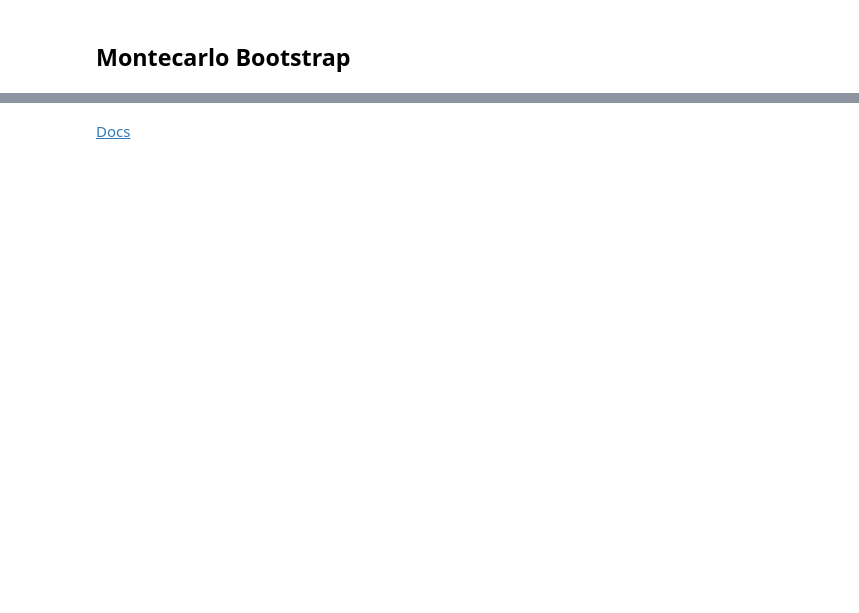
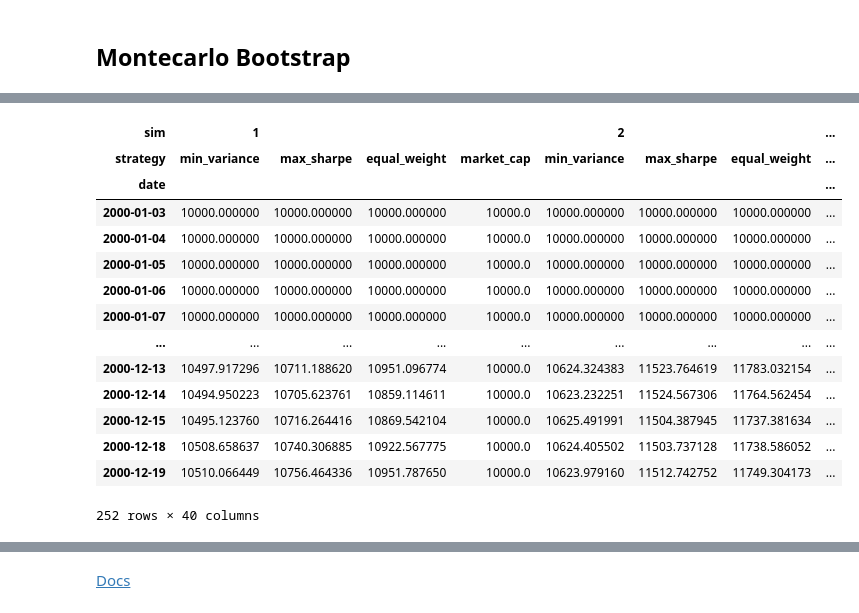
Before and after one commit to giacomomaggiore/leverage-ib-api, a Jupyter notebook: main.ipynb, the cells around one changed output, grey strips where cells are left out. Drawn from its saved outputs; the diff is of its cells as text; code cells hidden in the pictures; blank space fills up the shorter version.

```diff
--- a/main.ipynb
+++ b/main.ipynb
@@ -135,0 +151,40 @@ V_boot.tail()
+# %%
+from pathlib import Path
+from helpers.montecarlo import simulate_and_backtest_portfolios, save_simulations_parquet
+
+# use a local writable path
+out_path = Path("output/mc_values.parquet")
+
+df = simulate_and_backtest_portfolios(
+    tickers=selected_tickers,
+    n_days=252,
+    n_sims=10,
+    lookback_years=3,
+    block_size=10,
+    seed=1,
+    method="bootstrap",
+)
+save_simulations_parquet(df, str(out_path), engine="fastparquet")
+
+# round-trip check is in the next cell
+# %%
+save_simulations_parquet(df, str(out_path), engine="pyarrow")
+df_loaded = pd.read_parquet(out_path, engine="pyarrow")
+# %%
+df_loaded
+# %% [output]
+| sim | 1 |  |  |  | 2 |  |  | ... |
+| strategy | min_variance | max_sharpe | equal_weight | market_cap | min_variance | max_sharpe | equal_weight | ... |
+| date |  |  |  |  |  |  |  | ... |
+| 2000-01-03 | 10000.000000 | 10000.000000 | 10000.000000 | 10000.0 | 10000.000000 | 10000.000000 | 10000.000000 | ... |
+| 2000-01-04 | 10000.000000 | 10000.000000 | 10000.000000 | 10000.0 | 10000.000000 | 10000.000000 | 10000.000000 | ... |
+| 2000-01-05 | 10000.000000 | 10000.000000 | 10000.000000 | 10000.0 | 10000.000000 | 10000.000000 | 10000.000000 | ... |
+| 2000-01-06 | 10000.000000 | 10000.000000 | 10000.000000 | 10000.0 | 10000.000000 | 10000.000000 | 10000.000000 | ... |
+| 2000-01-07 | 10000.000000 | 10000.000000 | 10000.000000 | 10000.0 | 10000.000000 | 10000.000000 | 10000.000000 | ... |
+| ... | ... | ... | ... | ... | ... | ... | ... | ... |
+| 2000-12-13 | 10497.917296 | 10711.188620 | 10951.096774 | 10000.0 | 10624.324383 | 11523.764619 | 11783.032154 | ... |
+| 2000-12-14 | 10494.950223 | 10705.623761 | 10859.114611 | 10000.0 | 10623.232251 | 11524.567306 | 11764.562454 | ... |
+| 2000-12-15 | 10495.123760 | 10716.264416 | 10869.542104 | 10000.0 | 10625.491991 | 11504.387945 | 11737.381634 | ... |
+| 2000-12-18 | 10508.658637 | 10740.306885 | 10922.567775 | 10000.0 | 10624.405502 | 11503.737128 | 11738.586052 | ... |
+| 2000-12-19 | 10510.066449 | 10756.464336 | 10951.787650 | 10000.0 | 10623.979160 | 11512.742752 | 11749.304173 | ... |
+252 rows × 40 columns
```
Also changed, not shown: parts of 15 cells of this notebook, 22 other files.
